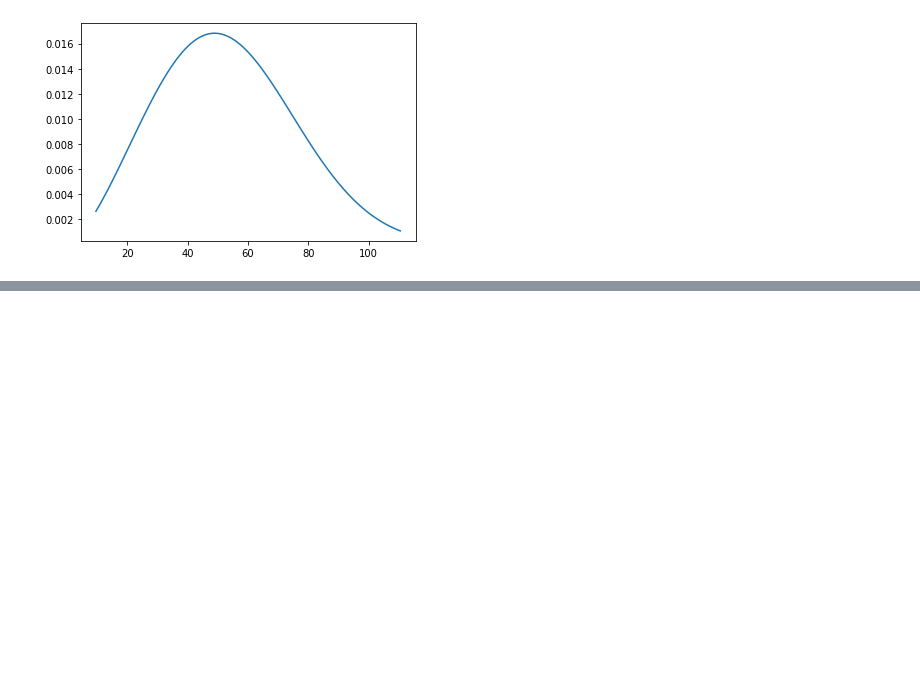
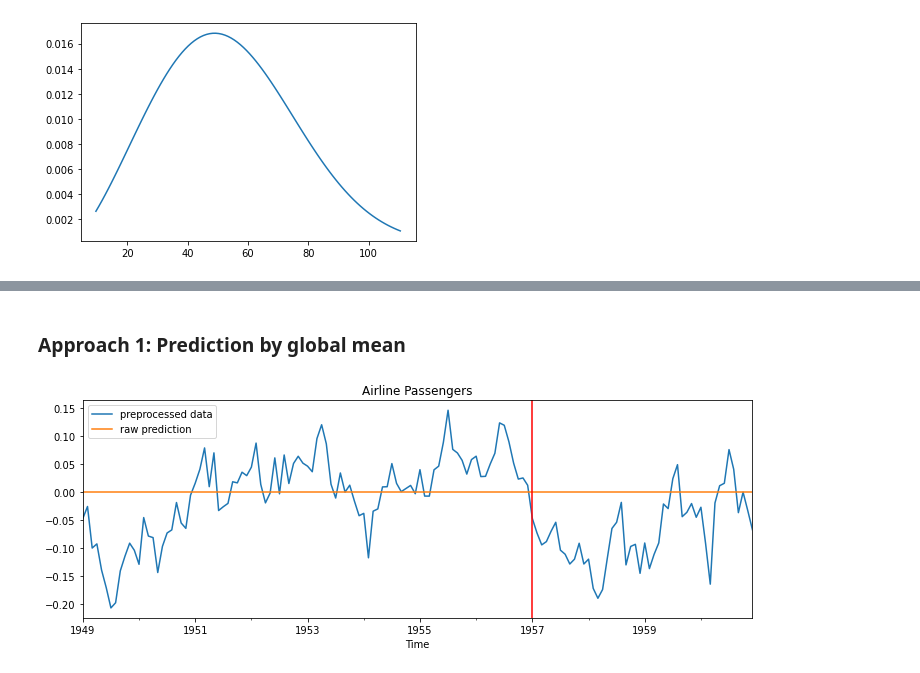
Before and after one commit to AdrianUrbanski/ADM, a Jupyter notebook: lista1.ipynb, the cells around one changed output, grey strips where cells are left out. Saved outputs shown, nothing was run; the diff lists cells and outputs as text; code cells hidden in the pictures; blank space fills up the shorter version.

```diff
--- a/lista1.ipynb
+++ b/lista1.ipynb
@@ -82,0 +158,4 @@ plt.plot(x, W.pdf(x, c, scale=60))
+# %%
+split_date = np.datetime64('1957-01-01')
+train_size = (df.index < split_date).sum()
+train_df, test_df = df.iloc[:train_size], df.iloc[train_size:]
@@ -82,0 +164,13 @@ plt.plot(x, W.pdf(x, c, scale=60))
+# %%
+# preprocessing
+
+train_df['trend'] = train_df['Passengers'].ewm(halflife=12).mean()
+train_df['detrended'] = train_df['Passengers'] / train_df['trend']
+df_seasonality = train_df['detrended'].groupby(train_df.index.month).mean().rename('seasonality')
+train_df = train_df.join(df_seasonality, how='left', on=train_df.index.month)
+train_df['preprocessed'] = train_df['detrended'] - train_df['seasonality']
+
+test_df['trend'] = test_df['Passengers'].ewm(halflife=12).mean()
+test_df['detrended'] = test_df['Passengers'] / test_df['trend']
+test_df = test_df.join(df_seasonality, how='left', on=test_df.index.month)
+test_df['preprocessed'] = test_df['detrended'] - test_df['seasonality']
@@ -82,0 +198,14 @@ plt.plot(x, W.pdf(x, c, scale=60))
+# %% [markdown]
+### Approach 1: Prediction by global mean
+# %%
+train_df['prediction_raw'] = train_df['preprocessed'].mean()
+test_df['prediction_raw'] = train_df['preprocessed'].mean()
+
+train_df['prediction'] = (train_df['prediction_raw'] + train_df['seasonality']) * train_df['trend']
+test_df['prediction'] = (test_df['prediction_raw'] + test_df['seasonality']) * test_df['trend']
+# %%
+combined_df = train_df.append(test_df)
+# %%
+plot_raw_prediction(combined_df)
+# %% [output]
+[figure, added]
```
Also changed, not shown: parts of 31 cells of this notebook.
